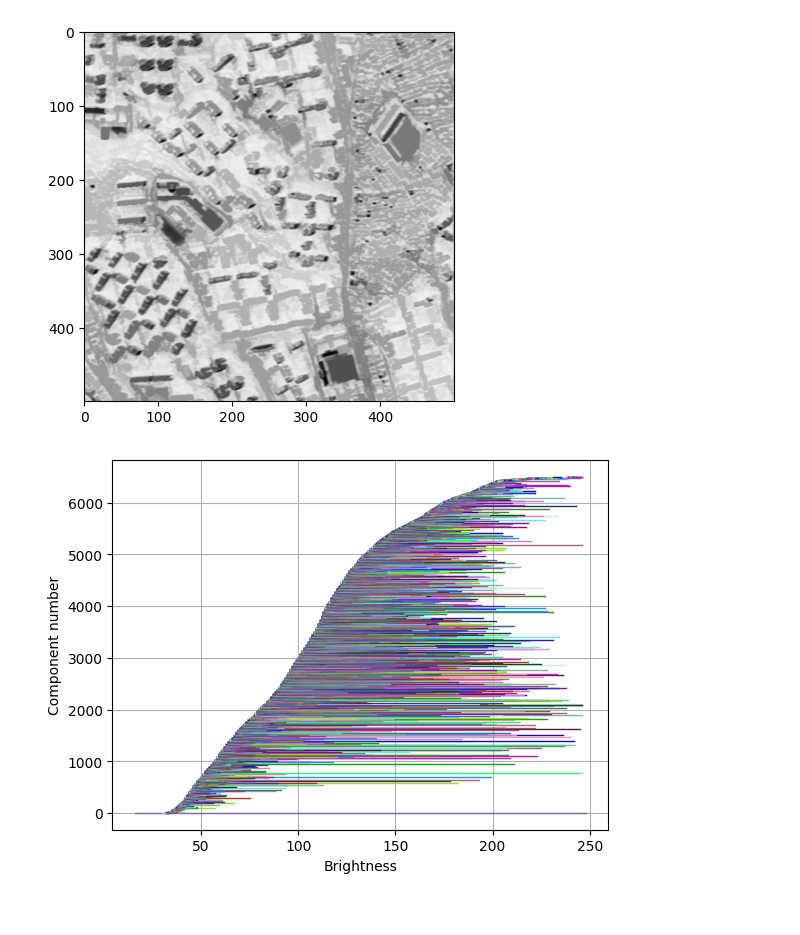
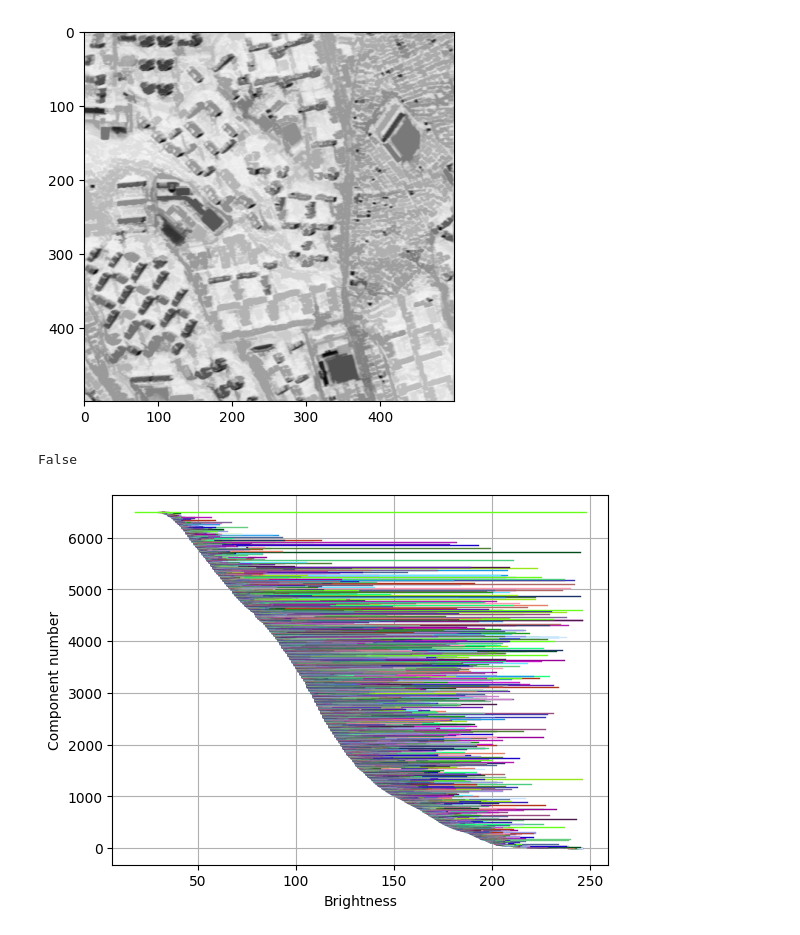
Before and after one commit to Noremos/Barcode, a Jupyter notebook: PrjBarlib/modules/python/example.ipynb, the cells around one changed output. Cells and saved outputs as stored; diff of their text form; code cells hidden in the pictures.

```diff
--- a/PrjBarlib/modules/python/example.ipynb
+++ b/PrjBarlib/modules/python/example.ipynb
@@ -38,10 +35,12 @@ plt.imshow(filterd, cmap='gray')
 # %% [output]
 <matplotlib.image.AxesImage at 0x...>
 [figure]
+# %%
+barc.revert
+# %% [output]
+False
 # %%
 import raster_barcode.barplot as bcp
-barlines = barc.item.getBarcodeLines()
-barlines.reverse() # Нужно, чтобы отобразить с построением f255t0
-bcp.plot_barcode_lines(barlines, 'test', True)
+bcp.plot_barcode_lines(barc, 'test', True)
 # %% [output]
-[figure, old version]
+[figure, new version]
```
Also changed, not shown: parts of 2 cells of this notebook.
